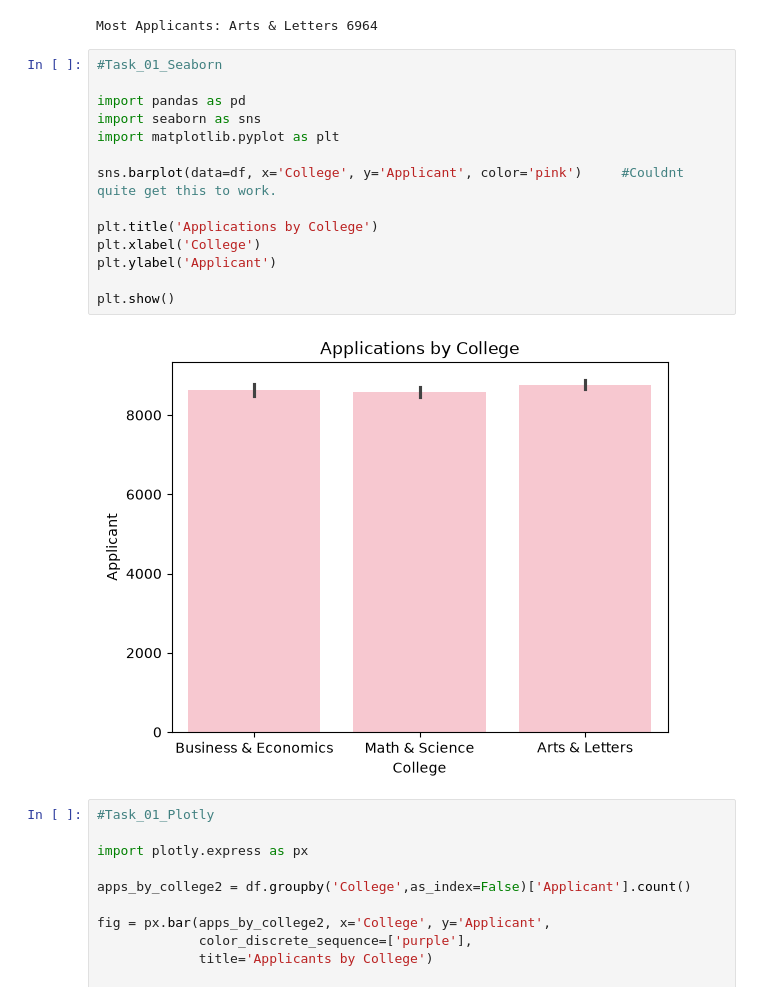
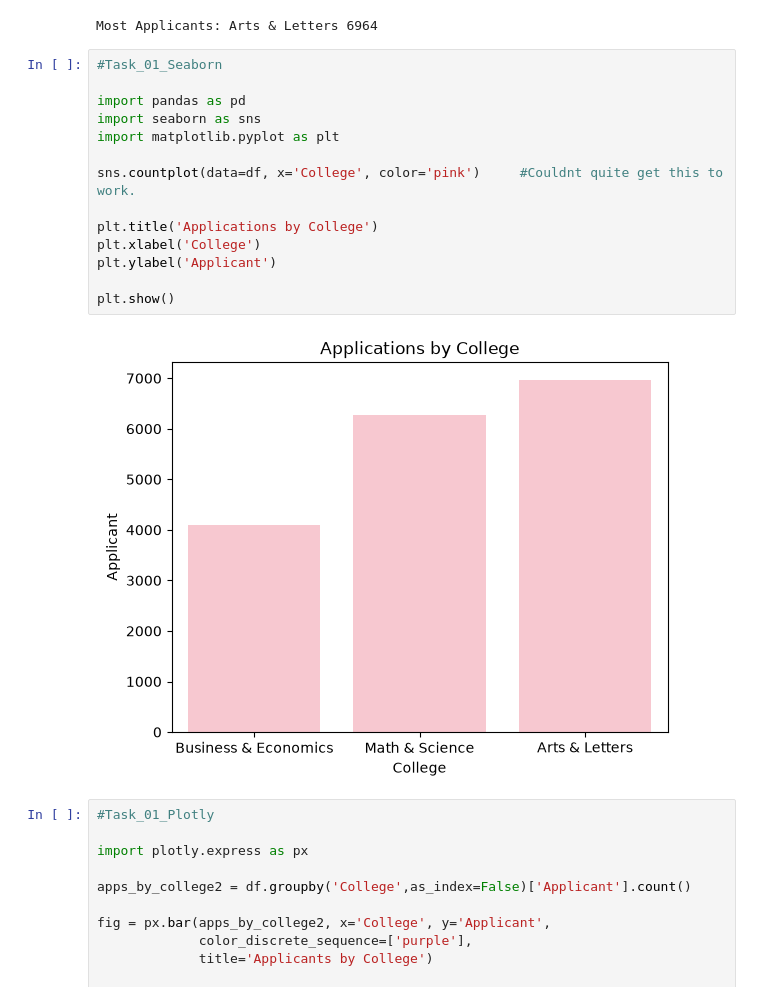
Before and after one commit to alexdleighton/Week_13_Activity, a Jupyter notebook: Week_13_Activity.ipynb, the cells around one changed output. Drawn from its saved outputs; the diff is of its cells as text.

```diff
--- a/Week_13_Activity.ipynb
+++ b/Week_13_Activity.ipynb
@@ -43,19 +43,19 @@ Most Applicants: Arts & Letters 6964
 # %%
 #Task_01_Seaborn
 
 import pandas as pd
 import seaborn as sns
 import matplotlib.pyplot as plt
 
-sns.barplot(data=df, x='College', y='Applicant', color='pink')     #Couldnt quite get this to work.
+sns.countplot(data=df, x='College', color='pink')     #Couldnt quite get this to work.
 
 plt.title('Applications by College')
 plt.xlabel('College')
 plt.ylabel('Applicant')
 
 plt.show()
 # %% [output]
-[figure, old version]
+[figure, new version]
 # %%
 #Task_01_Plotly
 
```
Also changed, not shown: parts of 1 cell of this notebook.
